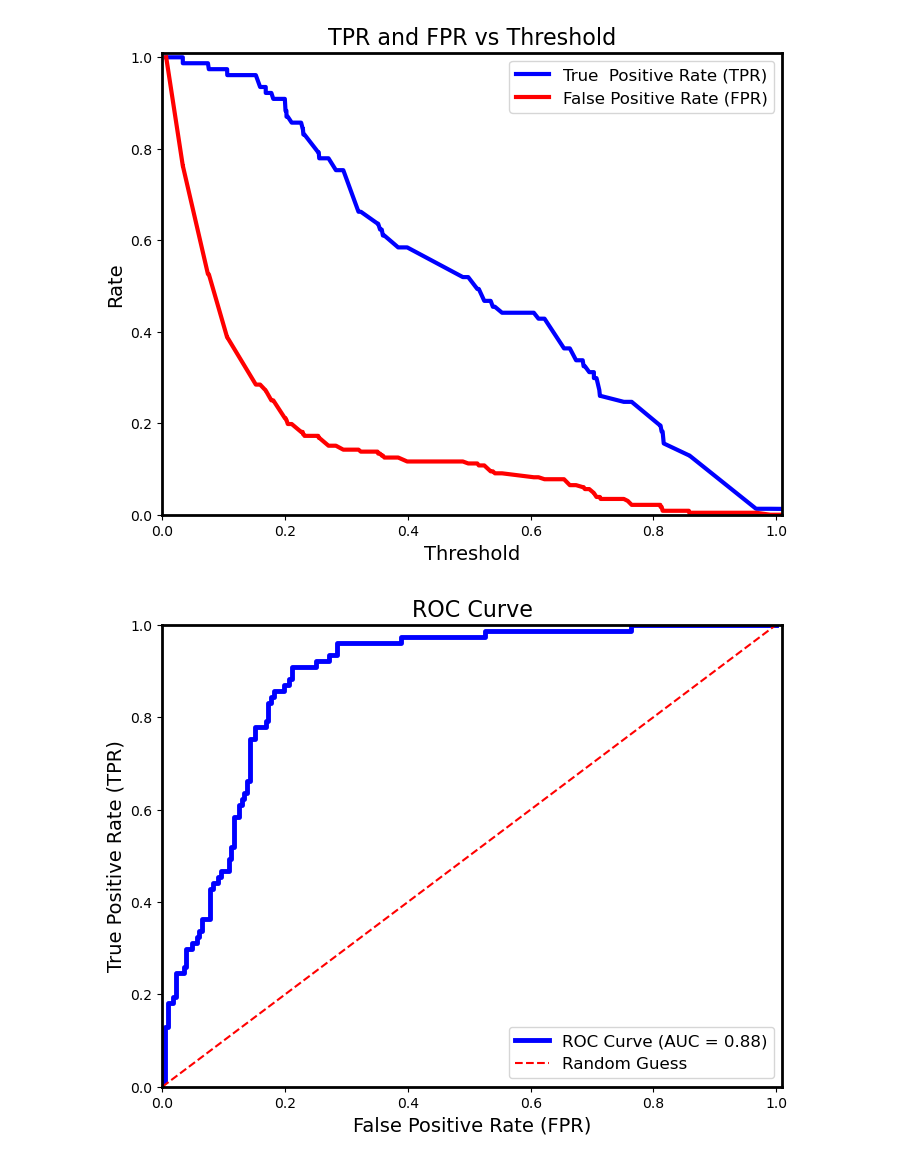
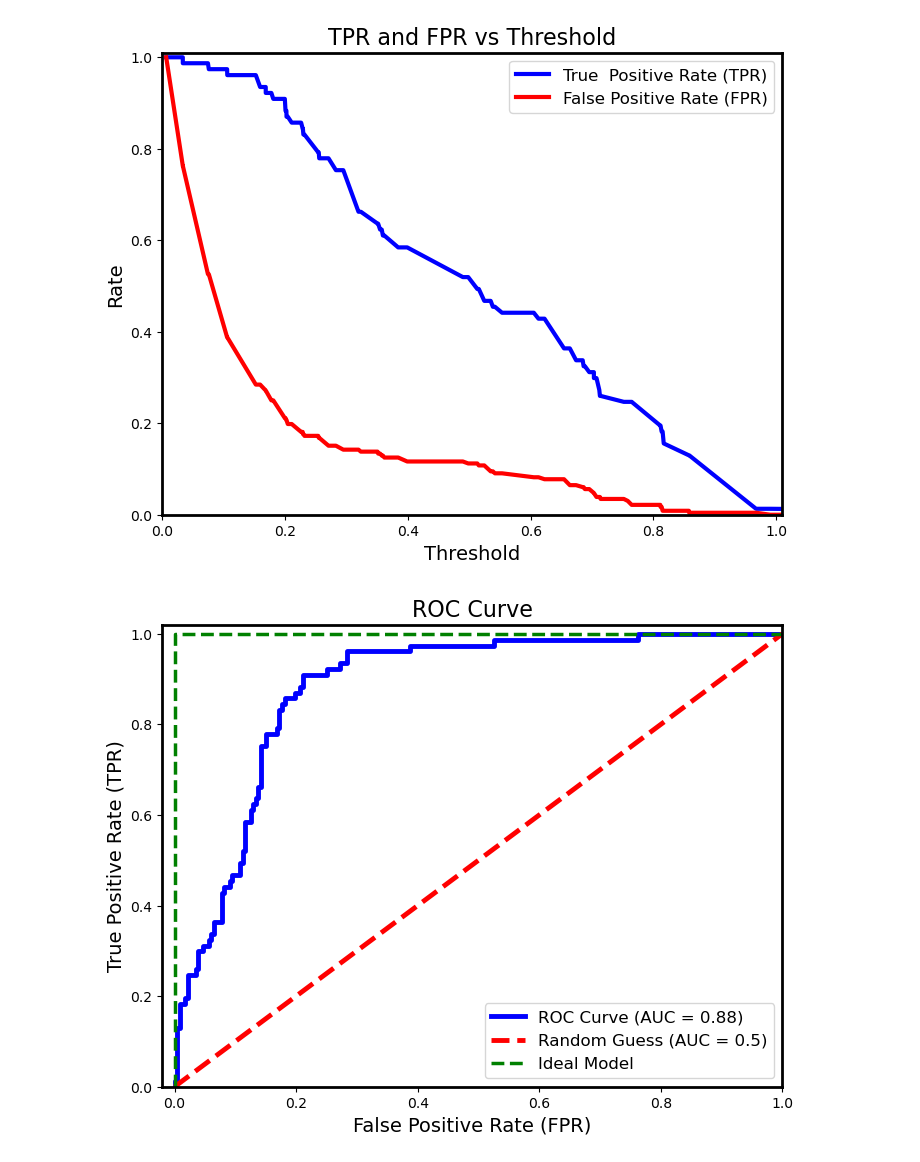
Before and after one commit to Wanwan-Laang/MSE598, a Jupyter notebook: Week10.ipynb, the cells around one changed output. Saved outputs shown, nothing was run; the diff lists cells and outputs as text; code cells hidden in the pictures.

Commit message:
add ideal model and random model for ROC

```diff
--- a/Week10.ipynb
+++ b/Week10.ipynb
@@ -137,17 +137,21 @@ plt.show()
 # %%
 # Plot the ROC curve
 plt.figure(figsize=(8, 6))
 plt.plot(fpr, tpr, color='blue', label=f'ROC Curve (AUC = {roc_auc:.2f})', linewidth=3.5)
 ax = plt.gca()
 for spine in ax.spines.values():
     spine.set_linewidth(2)
-plt.plot([0, 1], [0, 1], color='red', linestyle='--', label='Random Guess')
+plt.plot([0, 1], [0, 1], color='red', linestyle='--', label='Random Guess (AUC = 0.5)', linewidth=3.5)
+
+# Ideal model line: perfect classification (vertical line then horizontal)
+plt.plot([0, 0, 1], [0, 1, 1], color='green', linestyle='--', label='Ideal Model',linewidth=2.5)
+
 plt.xlabel('False Positive Rate (FPR)', fontsize=14)
 plt.ylabel('True Positive Rate (TPR)', fontsize=14)
-plt.xlim([0.0, 1.01])
-plt.ylim([0.0, 1])
+plt.xlim([-0.02, 1])
+plt.ylim([0, 1.02])
 plt.title('ROC Curve', fontsize=16)
 plt.legend(loc='lower right', fontsize=12)
 plt.show()
 # %% [output]
-[figure, old version]
+[figure, new version]
```
